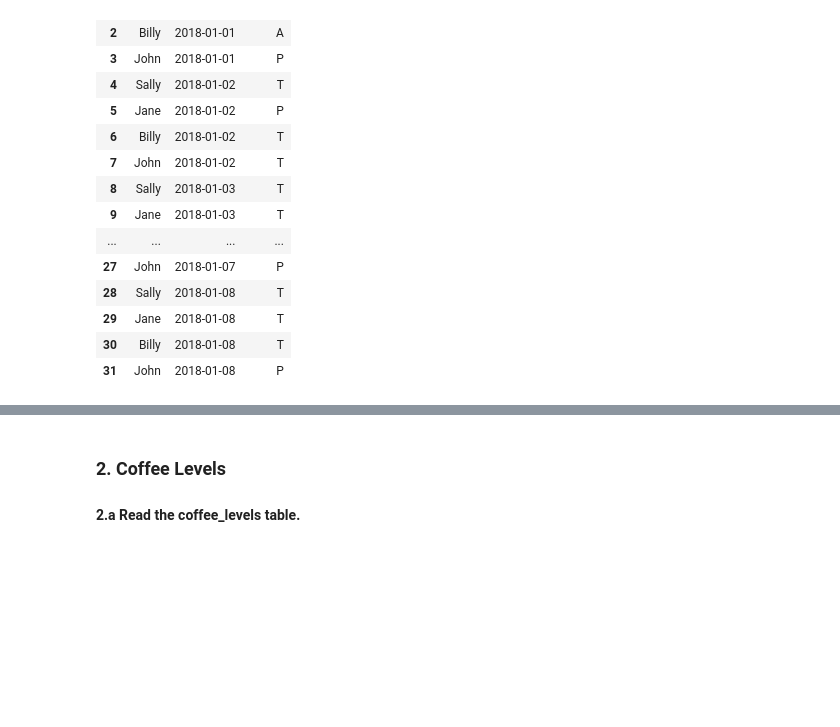
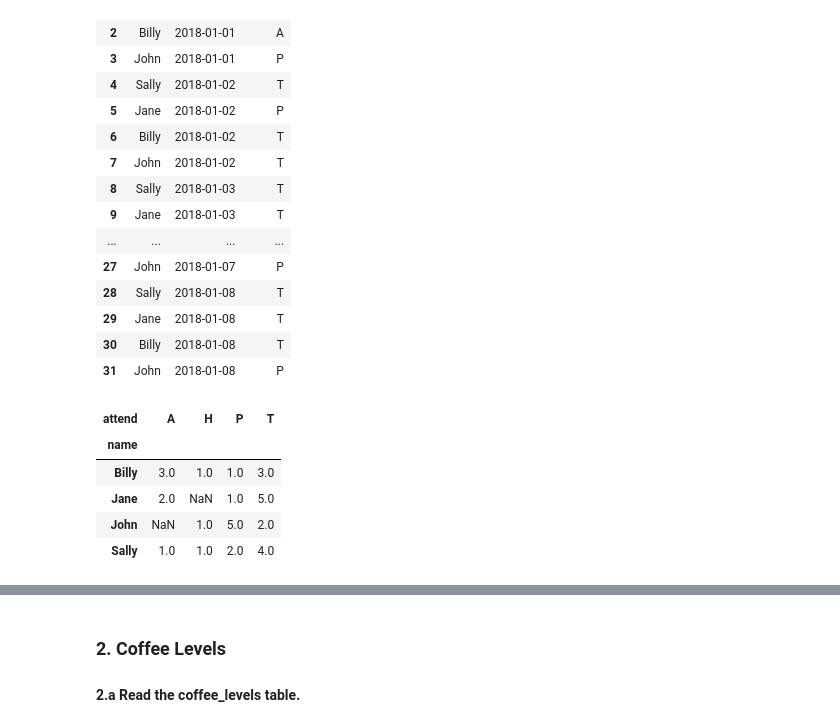
Before and after one commit to morgancross2/classification-exercises, a Jupyter notebook: tidy_data.ipynb, the cells around one changed output, grey strips where cells are left out. Cells and saved outputs as stored; diff of their text form; code cells hidden in the pictures; blank space fills up the shorter version.

```diff
--- a/tidy_data.ipynb
+++ b/tidy_data.ipynb
@@ -56,8 +56,16 @@ attendance
 # %%
 attendance = attendance.pivot_table(index='name',
                       columns='attend',
                       values='date',
-                      aggfunc='count').reset_index()
+                      aggfunc='count')
+attendance
+# %% [output]
+| attend | A | H | P | T |
+| name |  |  |  |  |
+| Billy | 3.0 | 1.0 | 1.0 | 3.0 |
+| Jane | 2.0 | NaN | 1.0 | 5.0 |
+| John | NaN | 1.0 | 5.0 | 2.0 |
+| Sally | 1.0 | 1.0 | 2.0 | 4.0 |
 # %%
 attendance = attendance.fillna(0.0)
 attendance
```
Also changed, not shown: parts of 5 cells of this notebook.
